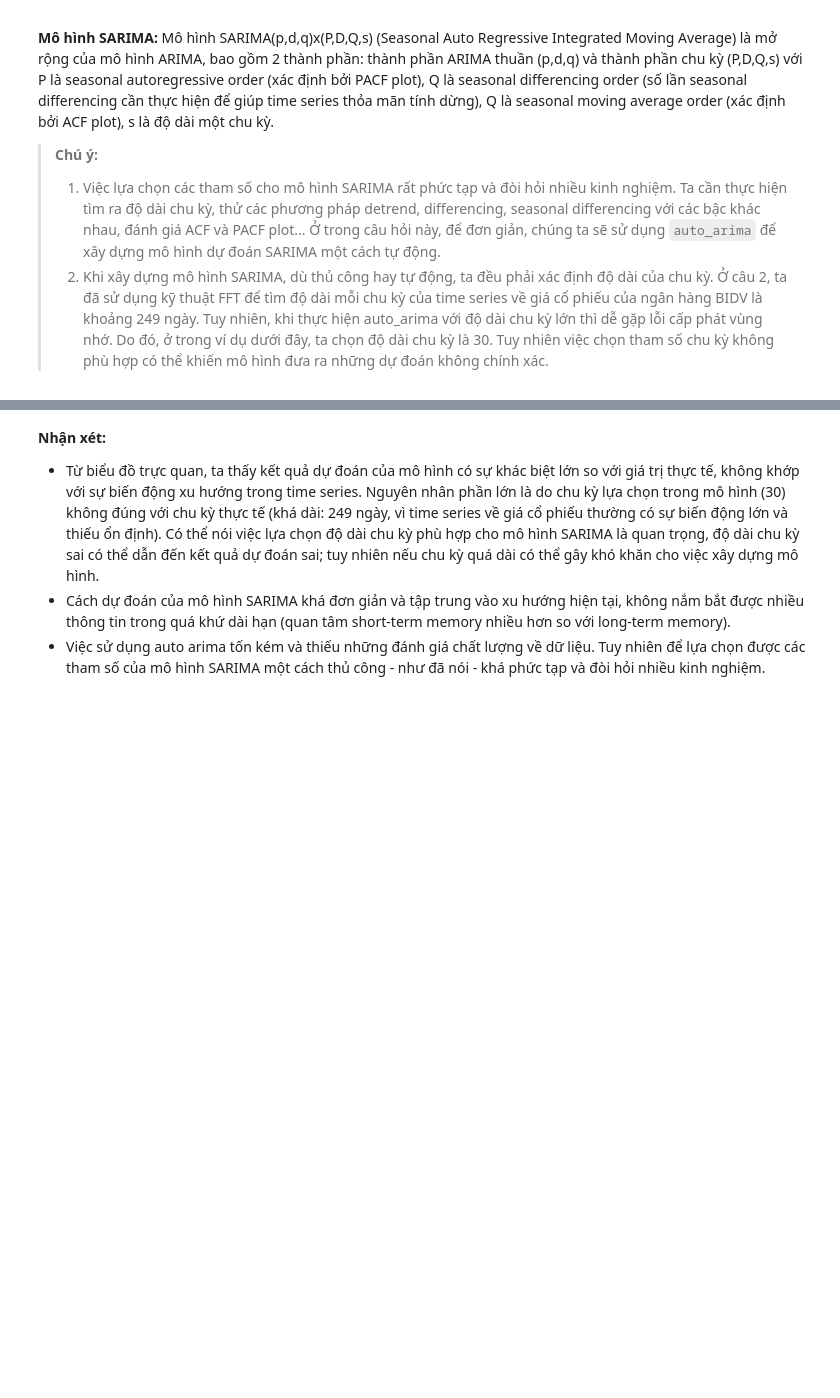
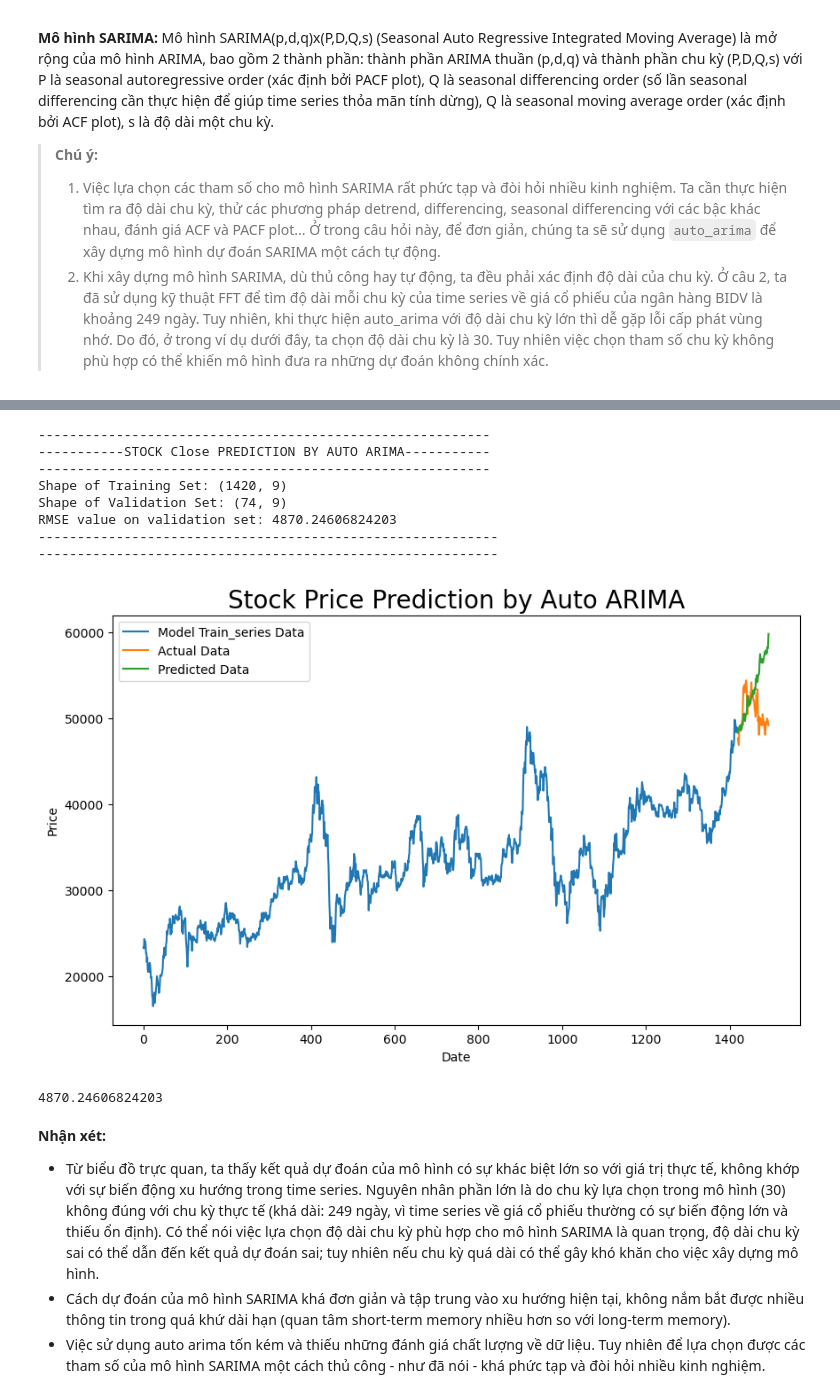
Before and after one commit to HTNam1710/DataViz_Lab02, a Jupyter notebook: C-Data-exploration-04.ipynb, the cells around one changed output, grey strips where cells are left out. Cells and saved outputs as stored; diff of their text form; code cells hidden in the pictures; blank space fills up the shorter version.

```diff
--- a/C-Data-exploration-04.ipynb
+++ b/C-Data-exploration-04.ipynb
@@ -868,7 +865,8 @@ BID_df = get_bank_df(bankname='BIDV', date_index=False)
 from math import floor,ceil
 from pmdarima.arima import auto_arima
 
-def auto_arima_prediction(df, train_ratio=0.75, m=30):
+def auto_arima_prediction(df, m=30, train_ratio=0.75, trace=True):
+    # Chuẩn bị dữ liệu
     shape = df.shape[0]
     df_new = df.copy()
     data = df_new.sort_index(ascending=True, axis=0)
@@ -894,7 +892,7 @@ def auto_arima_prediction(df, train_ratio=0.75, m=30):
         m=m, start_P=0,
         seasonal=True,
         d=1, D=1,
-        trace=True,
+        trace=trace,
         error_action='ignore',
         suppress_warnings=True
     )
@@ -906,13 +904,13 @@ def auto_arima_prediction(df, train_ratio=0.75, m=30):
     forecast = model.predict(n_periods=ceil(shape * (1 - train_ratio)))
     forecast = pd.DataFrame(forecast, index=valid_df.index, columns=['Prediction'])
 
-    # Calculate RMSE
+    # Tính độ lỗi RMSE
     rms = np.sqrt(np.mean(np.power((np.array(valid_df['Price']) - np.array(forecast['Prediction'])), 2)))
     print('RMSE value on validation set:', rms)
     print('-----------------------------------------------------------')
     print('-----------------------------------------------------------')
 
-    # Plot the results
+    # Trực quan kết quả dự đoán
     plt.figure(figsize=(10, 6))
     plt.plot(train_df['Price'], label='Model Train_series Data')
     plt.plot(valid_df['Price'], label='Actual Data')
@@ -923,5 +921,6 @@ def auto_arima_prediction(df, train_ratio=0.75, m=30):
     plt.legend()
     plt.show()
 
+    # Trả về độ lỗi trên tập validation
     return rms
 # %%
@@ -945,6 +944,19 @@ RMSE value on validation set: 15263.88815408852
 -----------------------------------------------------------
 -----------------------------------------------------------
 [figure]
+# %%
+auto_arima_prediction(BID_df_4, train_ratio=0.95, m=30, trace=False)
+# %% [output]
+----------------------------------------------------------
+-----------STOCK Close PREDICTION BY AUTO ARIMA-----------
+----------------------------------------------------------
+Shape of Training Set: (1420, 9)
+Shape of Validation Set: (74, 9)
+RMSE value on validation set: 4870.24606824203
+-----------------------------------------------------------
+-----------------------------------------------------------
+[figure, added]
+4870.24606824203
 # %% [markdown]
 **Nhận xét:**
 - Từ biểu đồ trực quan, ta thấy kết quả dự đoán của mô hình có sự khác biệt lớn so với giá trị thực tế, không khớp với sự biến động xu hướng trong time series. Nguyên nhân phần lớn là do chu kỳ lựa chọn trong mô hình (30) không đúng với chu kỳ thực tế (khá dài: 249 ngày, vì time series về giá cổ phiếu thường có sự biến động lớn và thiếu ổn định). Có thể nói việc lựa chọn độ dài chu kỳ phù hợp cho mô hình SARIMA là quan trọng, độ dài chu kỳ sai có thể dẫn đến kết quả dự đoán sai; tuy nhiên nếu chu kỳ quá dài có thể gây khó khăn cho việc xây dựng mô hình.
```
Also changed, not shown: parts of 32 cells of this notebook.
